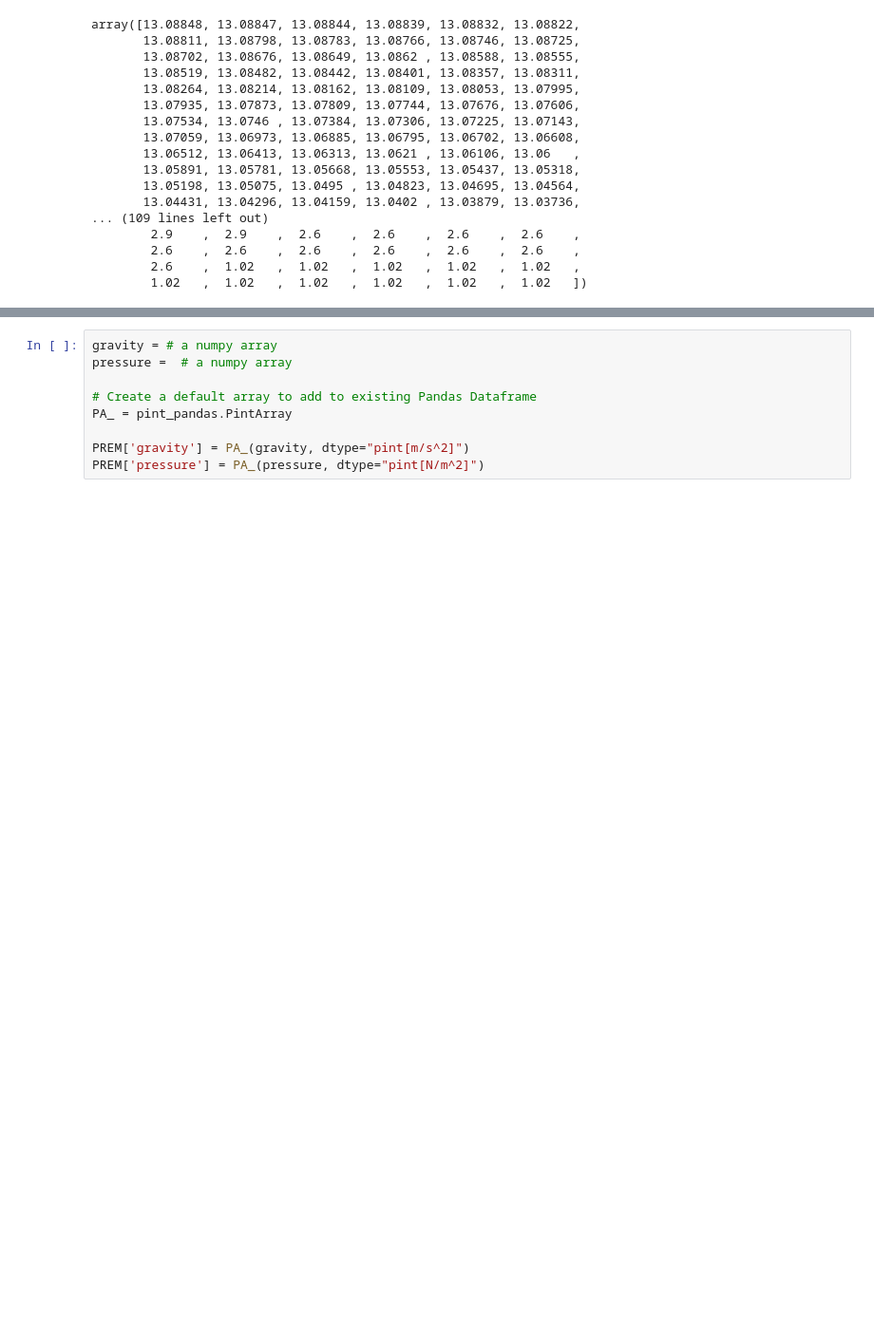
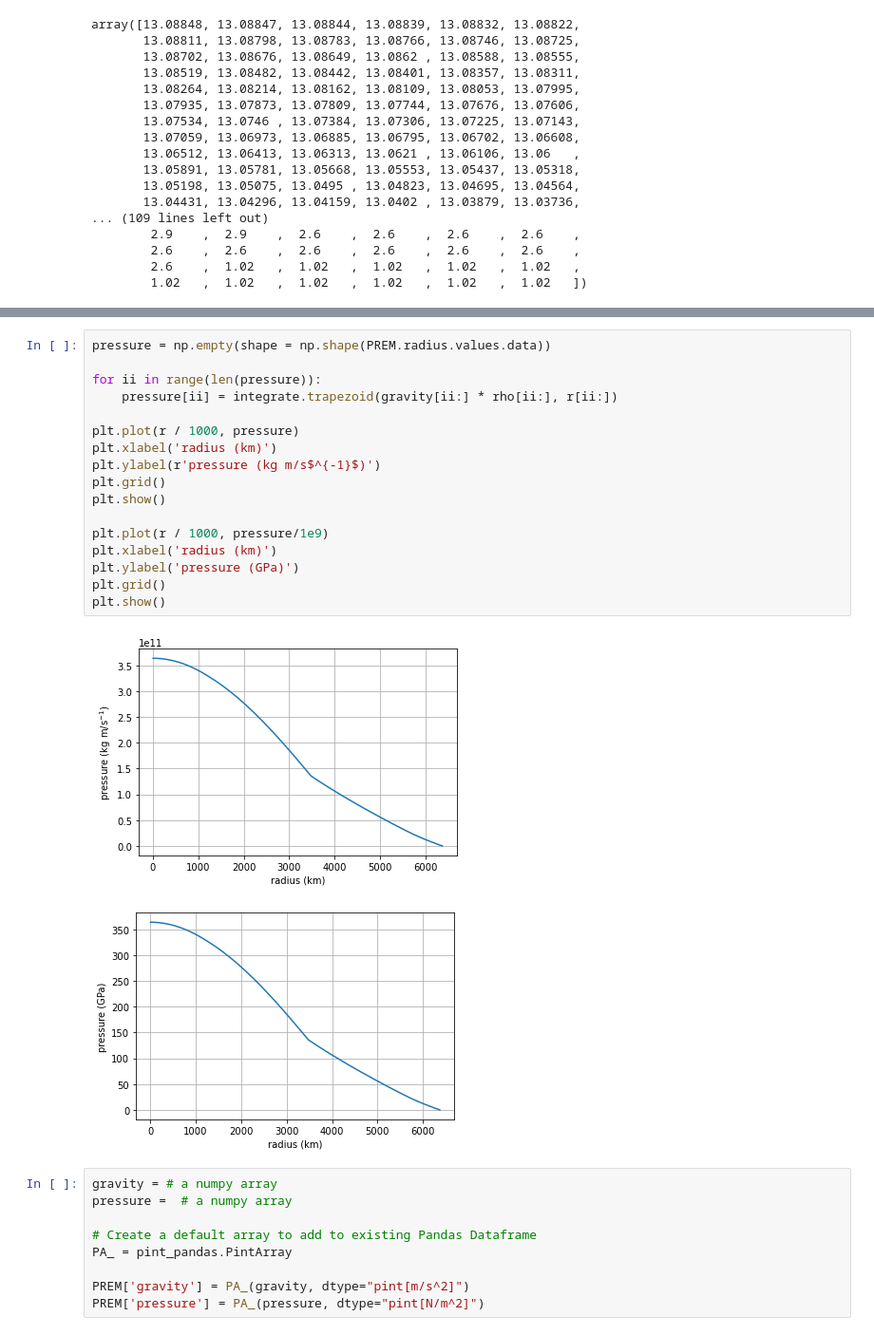
Before and after one commit to globalseismology/avni-courses.solid-earth-fundamentals, a Jupyter notebook: PS_2_Pressure_Plate_Motion_Quake_Magnitude/Pressure_Plate_Motion_Quake_Magnitude.ipynb, the cells around one changed output, grey strips where cells are left out. Shown at 95% size. Saved outputs shown, nothing was run; the diff lists cells and outputs as text; blank space fills up the shorter version.

```diff
--- a/PS_2_Pressure_Plate_Motion_Quake_Magnitude/Pressure_Plate_Motion_Quake_Magnitude.ipynb
+++ b/PS_2_Pressure_Plate_Motion_Quake_Magnitude/Pressure_Plate_Motion_Quake_Magnitude.ipynb
@@ -108,3 +204,23 @@ array([13.08848, 13.08847, 13.08844, 13.08839, 13.08832, 13.08822,
+# %%
+pressure = np.empty(shape = np.shape(PREM.radius.values.data))
+
+for ii in range(len(pressure)):
+    pressure[ii] = integrate.trapezoid(gravity[ii:] * rho[ii:], r[ii:])
+
+plt.plot(r / 1000, pressure)
+plt.xlabel('radius (km)')
+plt.ylabel(r'pressure (kg m/s$^{-1}$)')
+plt.grid()
+plt.show()
+
+plt.plot(r / 1000, pressure/1e9)
+plt.xlabel('radius (km)')
+plt.ylabel('pressure (GPa)')
+plt.grid()
+plt.show()
+# %% [output]
+[figure, added]
+[figure, added]
 # %%
 gravity = # a numpy array
 pressure =  # a numpy array
```
Also changed, not shown: parts of 32 cells of this notebook.
